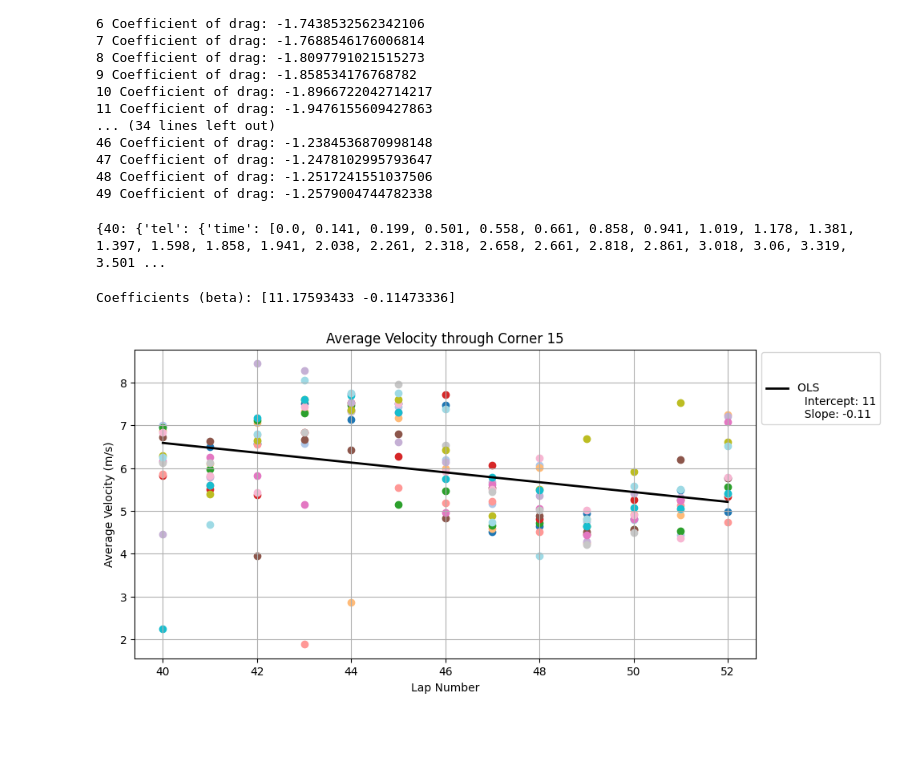
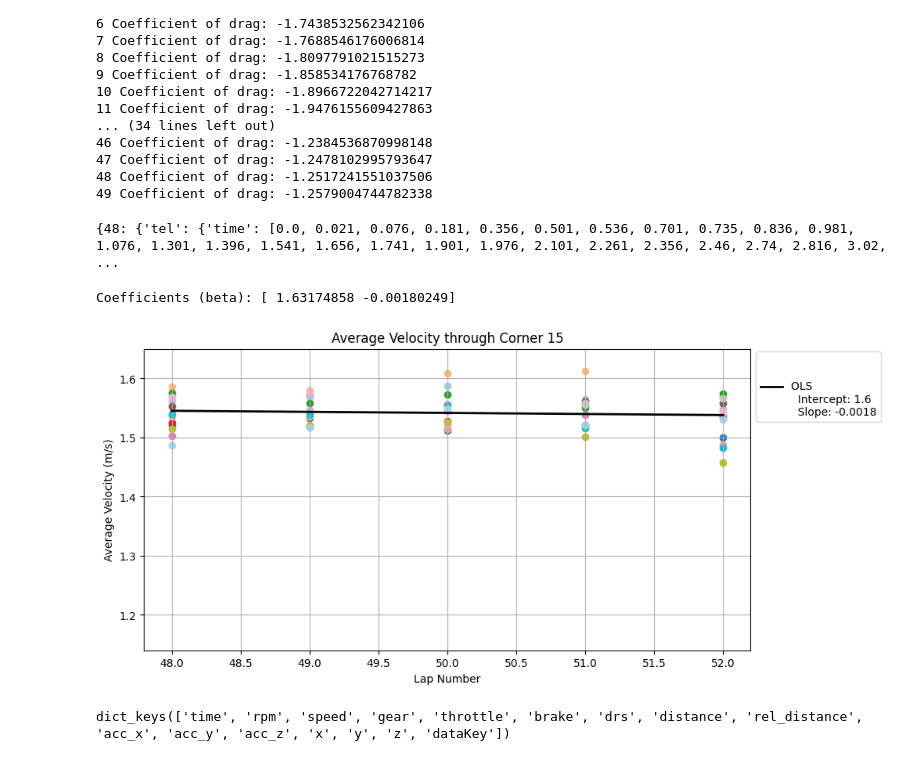
Before and after one commit to hishemok/PICUP, a Jupyter notebook: F1_friction/preprocess.ipynb, the cells around one changed output. Cells and saved outputs as stored; diff of their text form; code cells hidden in the pictures; blank space fills up the shorter version.

```diff
--- a/F1_friction/preprocess.ipynb
+++ b/F1_friction/preprocess.ipynb
@@ -297,6 +297,7 @@ race_data_path = Path("RaceData")
 # Store data as { "Driver": { lap_number: data_dict } }
 race_data = {}
 
+start_range = 48
 # Loop over each driver directory
 for driver_dir in race_data_path.iterdir():
     if driver_dir.is_dir():
@@ -304,7 +305,7 @@ for driver_dir in race_data_path.iterdir():
         race_data[driver_name] = {}
 
         # Only include laps 49 to 52
-        for lap in range(40,53):
+        for lap in range(start_range,53):
             json_file = driver_dir / f"{lap}_tel.json"
             if json_file.exists():
                 with open(json_file, "r") as f:
@@ -321,7 +322,7 @@ data = {}
 for racer in race_data:
     data[racer] = {}
 
-    for lap in range(40,53):
+    for lap in range(start_range,53):
         data[racer][lap] = {}
         try:
             for key in race_data[racer][lap]["tel"].keys():
@@ -348,7 +349,7 @@ for racer in data:
             if key not in necessary_keys:
                 del data[racer][lap][key]
 # %% [output]
-{40: {'tel': {'time': [0.0, 0.141, 0.199, 0.501, 0.558, 0.661, 0.858, 0.941, 1.019, 1.178, 1.381, 1.397, 1.598, 1.858, 1.941, 2.038, 2.261, 2.318, 2.658, 2.661, 2.818, 2.861, 3.018, 3.06, 3.319, 3.501 ...
+{48: {'tel': {'time': [0.0, 0.021, 0.076, 0.181, 0.356, 0.501, 0.536, 0.701, 0.735, 0.836, 0.981, 1.076, 1.301, 1.396, 1.541, 1.656, 1.741, 1.901, 1.976, 2.101, 2.261, 2.356, 2.46, 2.74, 2.816, 3.02,  ...
 # %%
 def calculate_mu(velocity: float, r: float, g: float) -> float:
     """
@@ -372,7 +373,10 @@ def calculate_mu(velocity: float, r: float, g: float) -> float:
     mu: float
         The friction coefficient.
     """
-    return velocity**2 / (g * r)
+    m = 800
+    C_D = 3.52  # Drag coefficient
+
+    return m * velocity**2 / (r * ( m * g + C_D * velocity**2 ))
 # %%
 #First create design matrix
 lap_numbers = sorted([int(lap) for lap in data["VER"].keys()])
@@ -384,10 +388,13 @@ end_of_corner_15 = 5150
 r = (end_of_corner_15 - start_of_corner_15) / np.pi
 g = 9.81  # Acceleration due to gravity in m/s^2
 
-idxs = np.where(np.array(data['VER'][49]["distance"]) >= start_of_corner_15)[0], np.where(np.array(data['VER'][49]["distance"]) <= end_of_corner_15)[0]
-start_idx = idxs[0][0]
-end_idx = idxs[1][-1]
 
+
+def start_end_indices(data, racer, lap, start=4840, end=5150):
+
+    start_idx = np.where(np.array(data[racer][lap]["distance"]) >= start)[0][0]
+    end_idx = np.where(np.array(data[racer][lap]["distance"]) <= end)[0][-1]
+    return start_idx, end_idx
 
 
 
@@ -398,11 +405,16 @@ y = []
 for lap in lap_numbers:
     mu_array = []
     for driver in drivers:
+        # try:
+            start, end = start_end_indices(data, driver, lap, start_of_corner_15, end_of_corner_15)
+            velocity = np.mean(data[driver][lap]["speed"][start:end]) / 3.6
 
-        velocity = np.mean(data[driver][lap]["speed"][start_idx:end_idx]) / 3.6
+            mu = calculate_mu(velocity, r, g)
+            mu_array.append(mu)
+        # except:
+        #     print(f"Data for {driver} on lap {lap} is missing or incomplete.")
+        #     continue
 
-        mu = calculate_mu(velocity, r, g)
-        mu_array.append(mu)
 
     X.append([1, lap])  # Intercept term and lap number
     y.append(np.mean(mu_array))  # Average friction coefficient for the lap
@@ -415,26 +427,29 @@ beta = np.linalg.inv(X.T @ X) @ X.T @ y #calculate the beta coefficients
 
 print("Coefficients (beta):", beta)
 # %% [output]
-Coefficients (beta): [11.17593433 -0.11473336]
+Coefficients (beta): [ 1.63174858 -0.00180249]
 # %%
 import matplotlib.pyplot as plt
 colors = plt.cm.tab20(np.linspace(0, 1, len(data)))
 
 plt.figure(figsize=(10, 5))
 for i, driver in enumerate(data):
     color = colors[i]
+
     for lap in data[driver]:
-        velocity = np.mean(data[driver][lap]["speed"][start_idx:end_idx]) / 3.6
+        start, end = start_end_indices(data, driver, lap, start_of_corner_15, end_of_corner_15)
+        velocity = np.mean(data[driver][lap]["speed"][start:end]) / 3.6
         plt.scatter(int(lap), calculate_mu(velocity, r, g), color=color, label=driver if lap == "49" else "")
 
 plt.plot(lap_numbers, beta[0] + beta[1] * np.array(lap_numbers), color='black',label=f'\n\nOLS \n  Intercept: {beta[0]:.2g}\n  Slope: {beta[1]:.2g}', linewidth=2)
 
 
 plt.xlabel("Lap Number")
 plt.ylabel("Average Velocity (m/s)")
 plt.title("Average Velocity through Corner 15")
 plt.legend(ncol=1, bbox_to_anchor=(1, 1.01))
 plt.grid()
+plt.ylim(1.14,1.65)
 plt.show()
 # %% [output]
-[figure, old version]
+[figure, new version]
@@ -440,0 +475,9 @@ plt.show()
+# %%
+data = {}
+for lap in Racing_data.keys():
+    data[lap] = {}
+    for key in Racing_data[lap]["tel"].keys():
+        if key in ["time", "speed", "distance"]:
+            data[lap][key] = Racing_data[lap]["tel"][key]
+# %% [output]
+dict_keys(['time', 'rpm', 'speed', 'gear', 'throttle', 'brake', 'drs', 'distance', 'rel_distance', 'acc_x', 'acc_y', 'acc_z', 'x', 'y', 'z', 'dataKey'])
```
Also changed, not shown: parts of 12 cells of this notebook, 6 other files.
